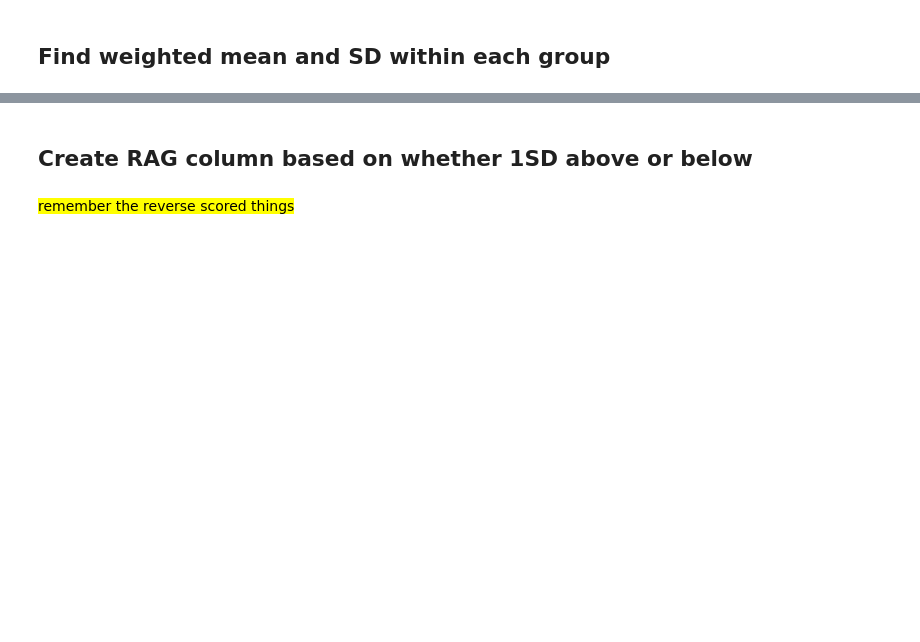
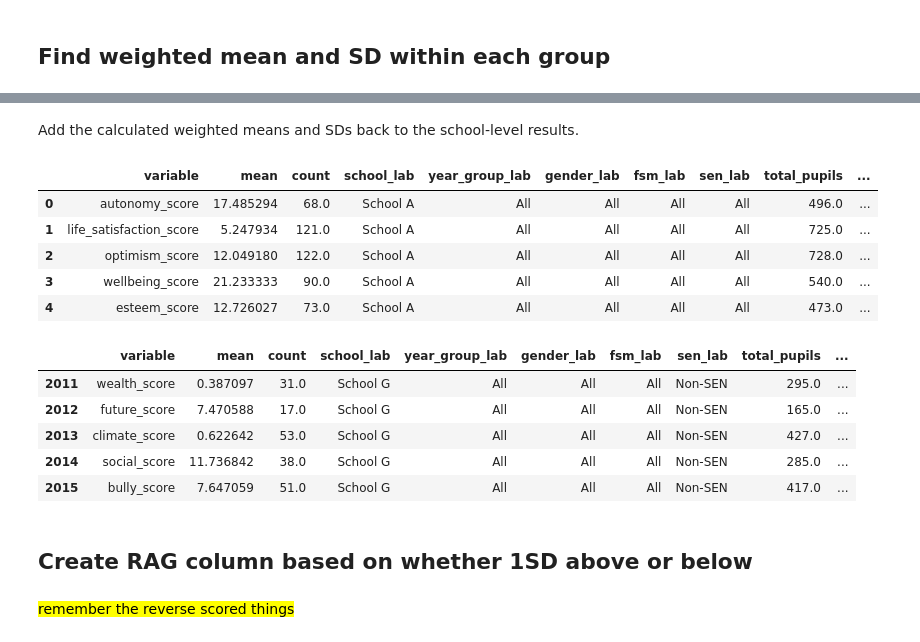
Before and after one commit to kailo-beewell/synthetic_standard_school_dashboards, a Jupyter notebook: create_and_process_data/3_rag_ratings.ipynb, the cells around one changed output, grey strips where cells are left out. Drawn from its saved outputs; the diff is of its cells as text; code cells hidden in the pictures; blank space fills up the shorter version.

```diff
--- a/create_and_process_data/3_rag_ratings.ipynb
+++ b/create_and_process_data/3_rag_ratings.ipynb
@@ -117,3 +129,25 @@ rag
+# %% [markdown]
+Add the calculated weighted means and SDs back to the school-level results.
+# %%
+# Add the record of the weighted mean and STD back to the school-level results
+rag = pd.merge(data, wt_mean, how='left', on=groups)
+
+# Preview the dataframe
+display(rag.head())
+display(rag.tail())
+# %% [output]
+|  | variable | mean | count | school_lab | year_group_lab | gender_lab | fsm_lab | sen_lab | total_pupils | ... |
+| 0 | autonomy_score | 17.485294 | 68.0 | School A | All | All | All | All | 496.0 | ... |
+| 1 | life_satisfaction_score | 5.247934 | 121.0 | School A | All | All | All | All | 725.0 | ... |
+| 2 | optimism_score | 12.049180 | 122.0 | School A | All | All | All | All | 728.0 | ... |
+| 3 | wellbeing_score | 21.233333 | 90.0 | School A | All | All | All | All | 540.0 | ... |
+| 4 | esteem_score | 12.726027 | 73.0 | School A | All | All | All | All | 473.0 | ... |
+|  | variable | mean | count | school_lab | year_group_lab | gender_lab | fsm_lab | sen_lab | total_pupils | ... |
+| 2011 | wealth_score | 0.387097 | 31.0 | School G | All | All | All | Non-SEN | 295.0 | ... |
+| 2012 | future_score | 7.470588 | 17.0 | School G | All | All | All | Non-SEN | 165.0 | ... |
+| 2013 | climate_score | 0.622642 | 53.0 | School G | All | All | All | Non-SEN | 427.0 | ... |
+| 2014 | social_score | 11.736842 | 38.0 | School G | All | All | All | Non-SEN | 285.0 | ... |
+| 2015 | bully_score | 7.647059 | 51.0 | School G | All | All | All | Non-SEN | 417.0 | ... |
 # %% [markdown]
 ## Create RAG column based on whether 1SD above or below
 # %% [markdown]
```
Also changed, not shown: parts of 19 cells of this notebook, 1 other file.
